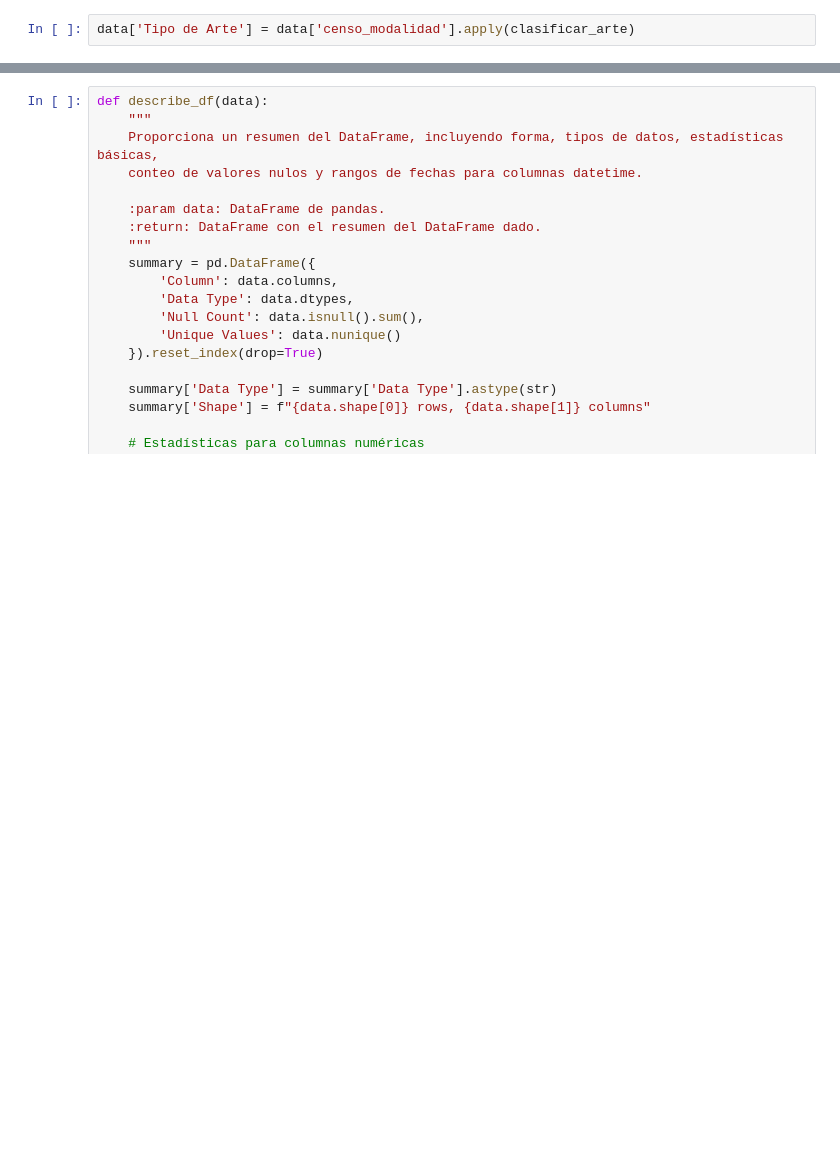
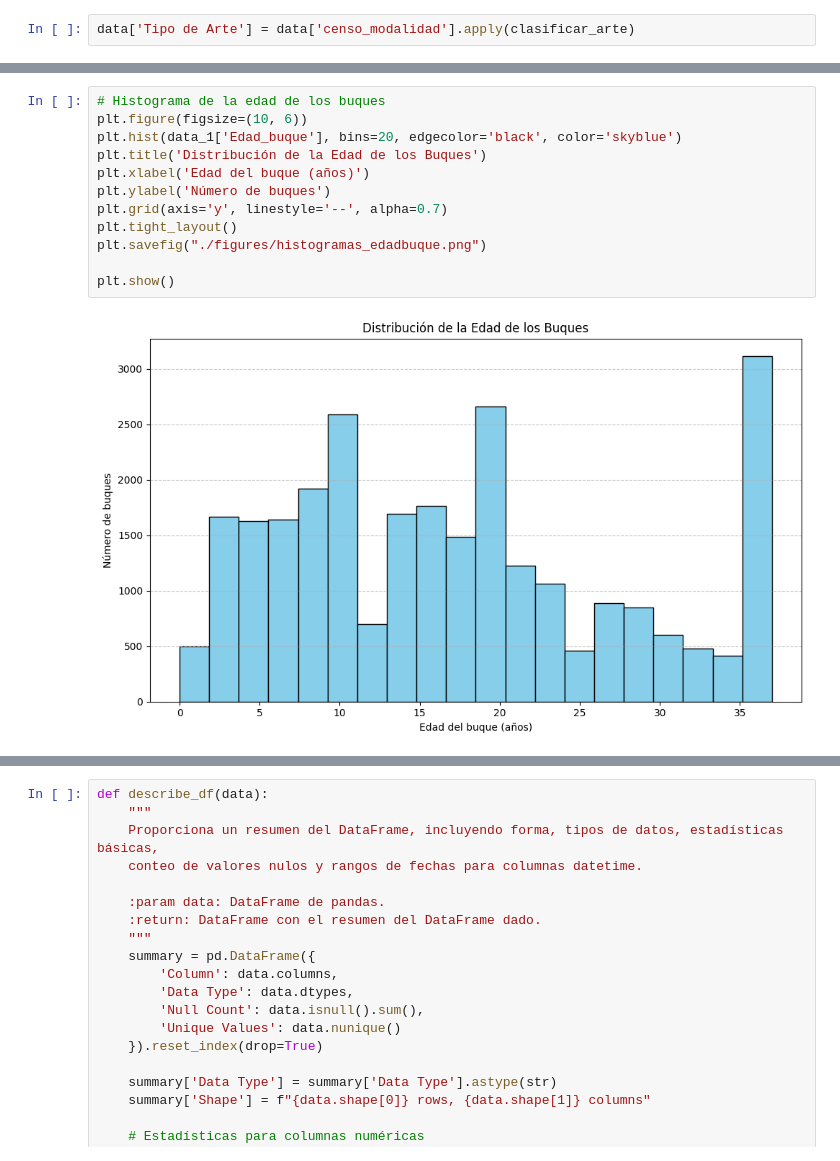
Before and after one commit to LucasZV/tipologia_PR2, a Jupyter notebook: Limpieza-datos_v2.ipynb, the cells around one changed output, grey strips where cells are left out. Saved outputs shown, nothing was run; the diff lists cells and outputs as text; blank space fills up the shorter version.

```diff
--- a/Limpieza-datos_v2.ipynb
+++ b/Limpieza-datos_v2.ipynb
@@ -450,0 +534,14 @@ Tras la imputación, los valores cero y NaN desaparecieron por completo en las c
+# %%
+# Histograma de la edad de los buques
+plt.figure(figsize=(10, 6))
+plt.hist(data_1['Edad_buque'], bins=20, edgecolor='black', color='skyblue')
+plt.title('Distribución de la Edad de los Buques')
+plt.xlabel('Edad del buque (años)')
+plt.ylabel('Número de buques')
+plt.grid(axis='y', linestyle='--', alpha=0.7)
+plt.tight_layout()
+plt.savefig("./figures/histogramas_edadbuque.png")
+
+plt.show()
+# %% [output]
+[figure, added]
```
Also changed, not shown: parts of 72 cells of this notebook, 6 other files.
